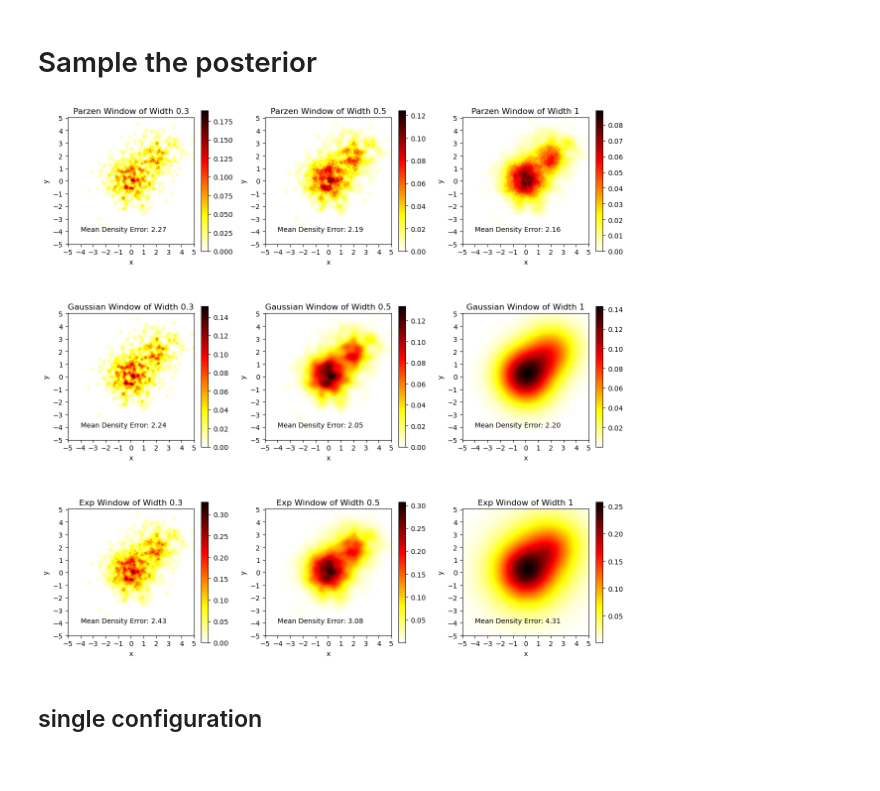
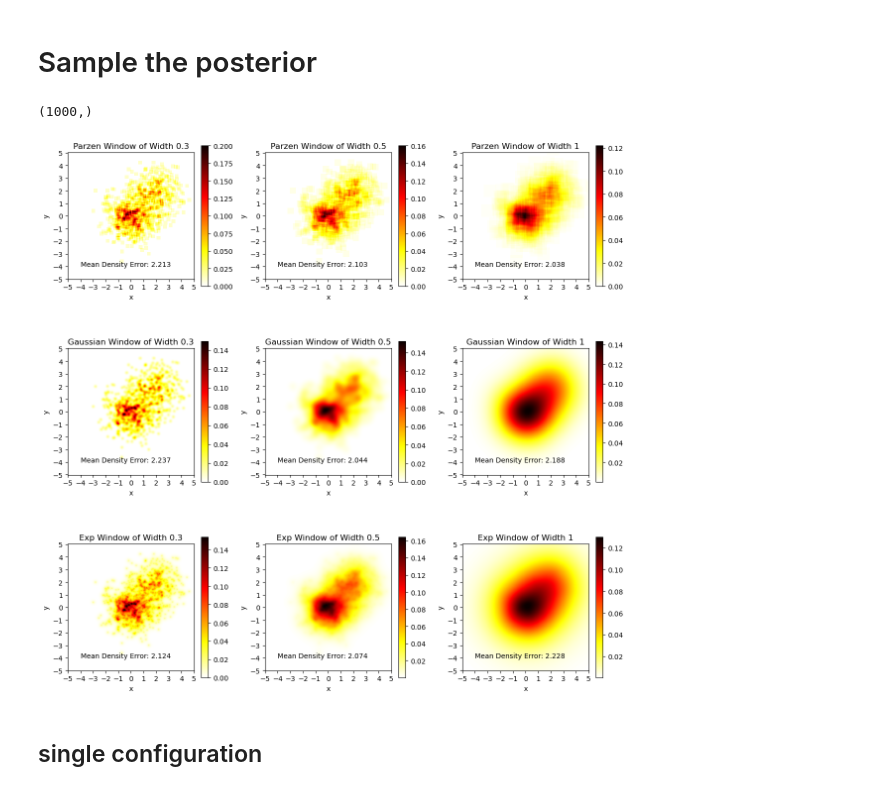
Before and after one commit to qingru-hu/Pattern-Recognition-and-Machine-Learning, a Jupyter notebook: hw5/code/cal.ipynb, the cells around one changed output. Cells and saved outputs as stored; diff of their text form; code cells hidden in the pictures.

```diff
--- a/hw5/code/cal.ipynb
+++ b/hw5/code/cal.ipynb
@@ -42,6 +42,12 @@ for w in ws:
         ys.append(y)
 xs = np.array(xs)
 ys = np.array(ys)
+# %%
+x_arr = np.vstack([xs, ys]).T
+# %%
+np.linalg.norm(x_arr, axis = 1, ord=np.inf).shape
+# %% [output]
+(1000,)
 # %%
 # define different windows
 def parzen_win(xs, ys, x_g, y_g, h, N):
@@ -54,7 +60,9 @@ def parzen_win(xs, ys, x_g, y_g, h, N):
         x = x_g[i]
         for j in range(len(y_g)):
             y = y_g[j]
-            d = np.sqrt((xs/h - x/h)**2 + (ys/h - y/h)**2)
+            # d = np.sqrt((xs/h - x/h)**2 + (ys/h - y/h)**2)
+            x_arr = np.vstack([xs/h - x/h, ys/h - y/h]).T
+            d = np.linalg.norm(x_arr, axis=1, ord=np.inf)
             p = (np.sum(d < 1/2) + np.sum(d==1/2))/N/(h**2)
             ps.append(p)
     ps = np.array(ps)
@@ -81,7 +89,7 @@ def exp_win(xs, ys, x_g, y_g, h, N):
         for j in range(len(y_g)):
             y = y_g[j]
             k = 1/h * np.exp(-(np.sqrt((xs/h-x/h)**2 + (ys/h-y/h)**2))/h)
-            p = np.sum(k)/N/(h**2)
+            p = np.sum(k)/N/(2*h**2)
             ps.append(p)
     ps = np.array(ps)
     ps = ps.reshape(len(y_g), len(x_g))
@@ -98,36 +106,36 @@ kernels = ['Parzen', 'Gaussian', 'Exp']
 win_widths = [0.3, 0.5, 1]
 pss = []
 errs = []
 fig = plt.figure(figsize=(12, 12))
 for i,k in enumerate(kernels):
     for j,width in enumerate(win_widths):
         if i==0:
             ps = parzen_win(xs, ys, x_grid, y_grid, width, N)
         if i==1:
             ps = gaussian_win(xs, ys, x_grid, y_grid, width, N)
         if i==2:
             ps = exp_win(xs, ys, x_grid, y_grid, width, N)
 
-        pss.append(pss)
+        pss.append(ps)
         err = np.sum(abs(ps-f))*step**2
         errs.append(err)
 
         ax = fig.add_subplot(3, 3, i*3+j+1)
         pm = ax.pcolormesh(x_grid, y_grid, ps, cmap='hot_r')
         ax.set_xticks(np.arange(-5, 6, 1))
         ax.set_yticks(np.arange(-5, 6, 1))
         ax.set_xlabel('x')
         ax.set_ylabel('y')
         ax.set_aspect('equal')
         ax.set_title('%s Window of Width %s'%(k, width))
-        ax.text(-4, -4, 'Mean Density Error: {:.2f}'.format(err))
+        ax.text(-4, -4, 'Mean Density Error: {:.3f}'.format(err))
         fig.colorbar(pm, fraction=0.05, pad=0.05)
 
 fig.tight_layout()
 plt.savefig('all.png', dpi=200)
 plt.show()
 # %% [output]
-[figure, old version]
+[figure, new version]
 # %% [markdown]
 ## single configuration
 # %%
```
Also changed, not shown: parts of 4 cells of this notebook, 10 other files.
